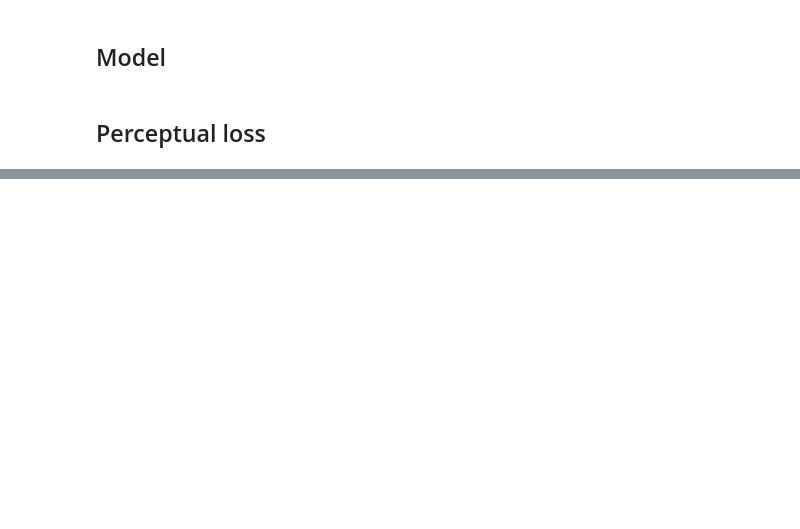
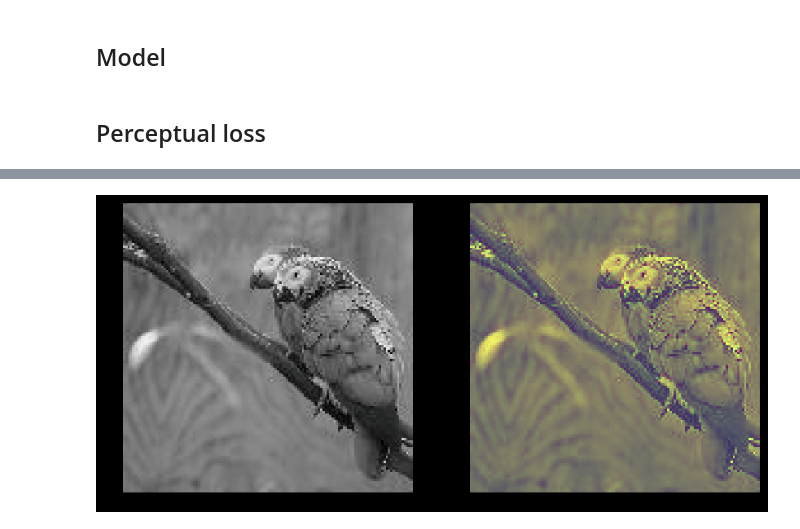
Before and after one commit to jantic/Deep-Learning-Projects, a Jupyter notebook: Jupyter Experiments/1_BlackWhiteToColor/2_Main.ipynb, the cells around one changed output, grey strips where cells are left out. Drawn from its saved outputs; the diff is of its cells as text; code cells hidden in the pictures; blank space fills up the shorter version.

```diff
--- a/Jupyter Experiments/1_BlackWhiteToColor/2_Main.ipynb
+++ b/Jupyter Experiments/1_BlackWhiteToColor/2_Main.ipynb
@@ -255,0 +327,5 @@ learn.crit = FeatureLoss(m_vgg, blocks[:3], [0.2,0.7,0.1])
+# %%
+#learn.crit = FeatureLoss(m_vgg, blocks[:3], [0.2,0.7,0.1]) (turns sepia)
+#learn.crit = F.mse_loss (turns sepia)
+#learn.crit = F.l1_loss (turns it into a totally blank sepia image!)
+learn.crit =  FeatureLoss(m_vgg, blocks[:3], [0.9,0.05,0.05])
@@ -263,2 +344,4 @@ wd=1e-7
+# %%
+lr=9e-3
 # %%
 learn.fit(lr, 1, cycle_len=2, wds=wd, use_clr_beta=(20,10,0.95,0.85))
@@ -268,0 +371,2 @@ learn.load('bwtoc0')
+# %%
+x,y=md.val_ds[213]
@@ -269,3 +381,9 @@ learn.load('bwtoc0')
+# %%
+_,axes=plt.subplots(1,2,figsize=(14,7))
+show_img(x[None], 0, ax=axes[0])
+show_img(preds,0, normed=True, ax=axes[1])
+# %% [output]
+[figure, added]
 # %%
 lr=lr/2
 # %%
```
Also changed, not shown: parts of 46 cells of this notebook.
